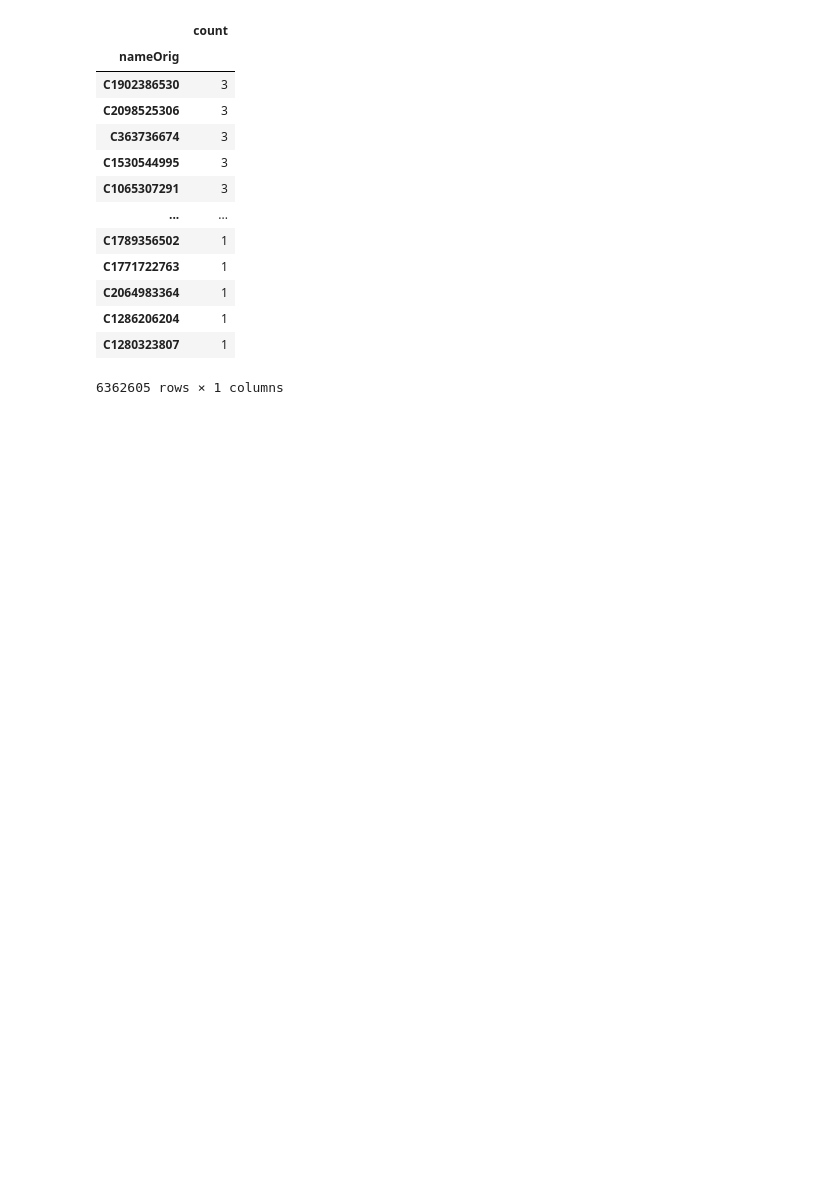
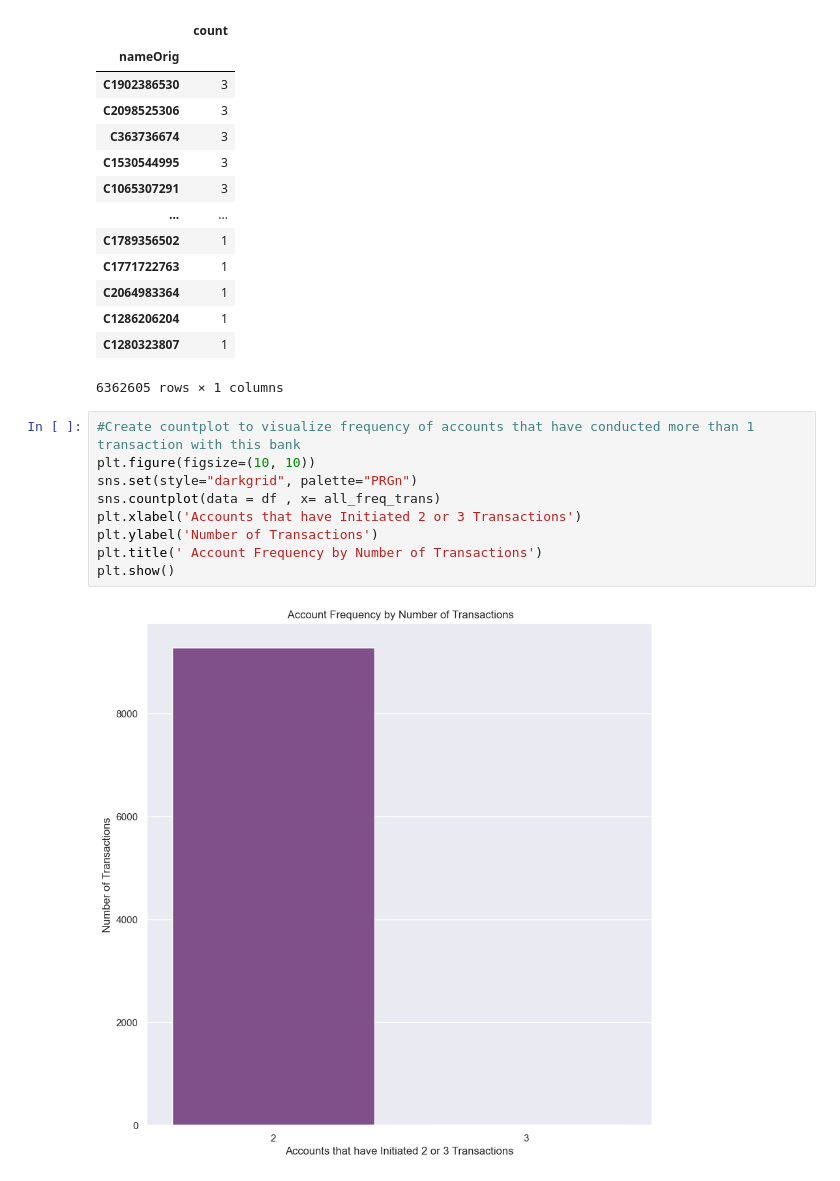
Before and after one commit to thetechleila/Financial-Fraud-Detection-Model, a Jupyter notebook: eda.ipynb, the cells around one changed output. Saved outputs shown, nothing was run; the diff lists cells and outputs as text; blank space fills up the shorter version.

Commit message:
chart add

```diff
--- a/eda.ipynb
+++ b/eda.ipynb
@@ -340,3 +340,14 @@ acct_frequency.to_frame()
 | C1286206204 | 1 |
 | C1280323807 | 1 |
 6362605 rows × 1 columns
+# %%
+#Create countplot to visualize frequency of accounts that have conducted more than 1 transaction with this bank
+plt.figure(figsize=(10, 10))
+sns.set(style="darkgrid", palette="PRGn")
+sns.countplot(data = df , x= all_freq_trans)
+plt.xlabel('Accounts that have Initiated 2 or 3 Transactions')
+plt.ylabel('Number of Transactions')
+plt.title(' Account Frequency by Number of Transactions')
+plt.show()
+# %% [output]
+[figure, added]
```
Also changed, not shown: parts of 1 cell of this notebook, 2 other files.
